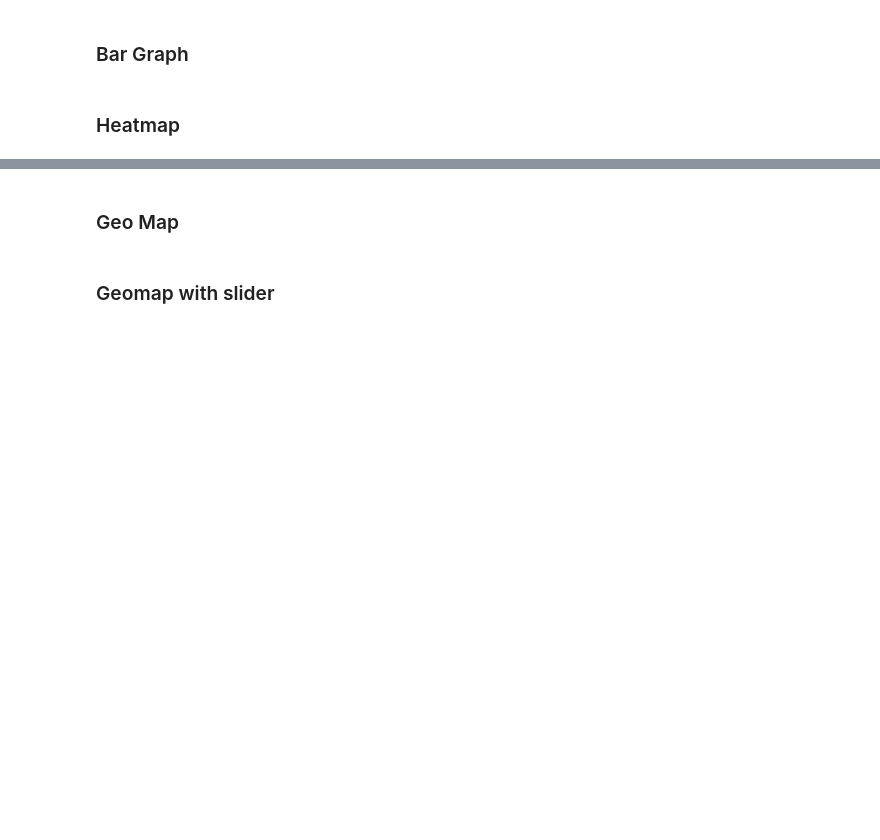
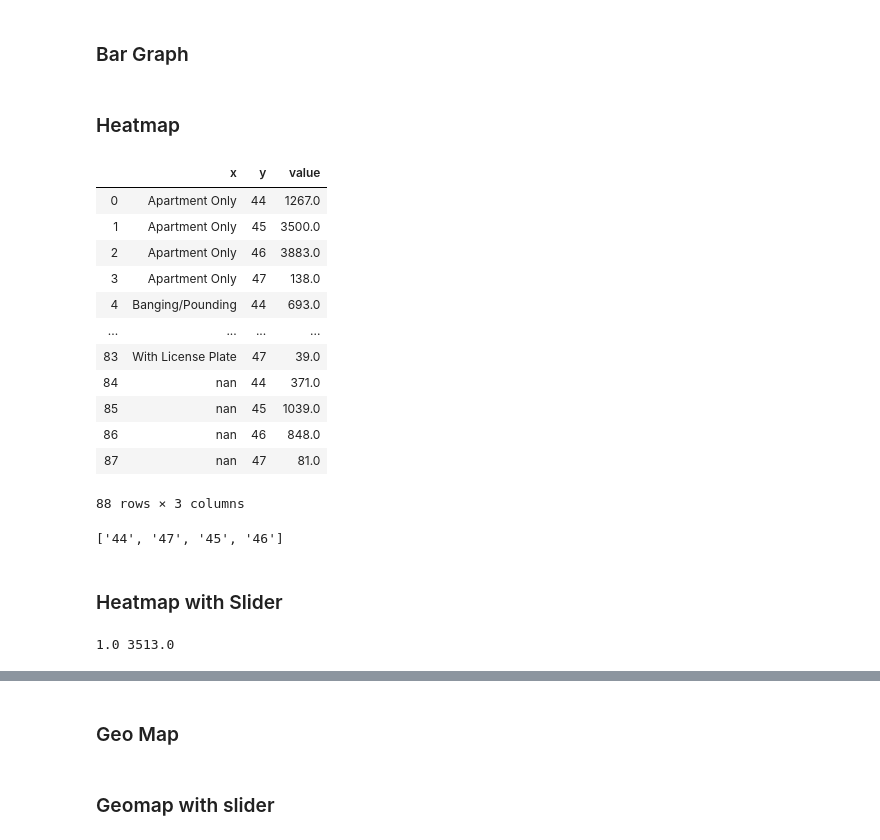
Before and after one commit to christinejiang11/personal_projects, a Jupyter notebook: NYC_311_Calls/NYC_311_Calls.ipynb, the cells around one changed output, grey strips where cells are left out. Cells and saved outputs as stored; diff of their text form; code cells hidden in the pictures; blank space fills up the shorter version.

```diff
--- a/NYC_311_Calls/NYC_311_Calls.ipynb
+++ b/NYC_311_Calls/NYC_311_Calls.ipynb
@@ -405,3 +396,27 @@ class BokehHeatmap:
         p.axis.major_label_standoff = 0
         p.xaxis.major_label_orientation = 1.0
         return p
+# %%
+df_pivot = pd.DataFrame(pivot.stack()).reset_index()
+df_pivot.columns=['x','y','value']
+df_pivot
+# %% [output]
+|  | x | y | value |
+| 0 | Apartment Only | 44 | 1267.0 |
+| 1 | Apartment Only | 45 | 3500.0 |
+| 2 | Apartment Only | 46 | 3883.0 |
+| 3 | Apartment Only | 47 | 138.0 |
+| 4 | Banging/Pounding | 44 | 693.0 |
+| ... | ... | ... | ... |
+| 83 | With License Plate | 47 | 39.0 |
+| 84 | nan | 44 | 371.0 |
+| 85 | nan | 45 | 1039.0 |
+| 86 | nan | 46 | 848.0 |
+| 87 | nan | 47 | 81.0 |
+88 rows × 3 columns
+# %%
+list(set(test.data['y']))
+# %% [output]
+['44', '47', '45', '46']
+# %% [markdown]
+### Heatmap with Slider
@@ -407,0 +466,5 @@ class BokehHeatmap:
+# %%
+test = heatmap_tab(nyc_311_calls)
+show(test[0])
+# %% [output]
+1.0 3513.0
```
Also changed, not shown: parts of 7 cells of this notebook.
